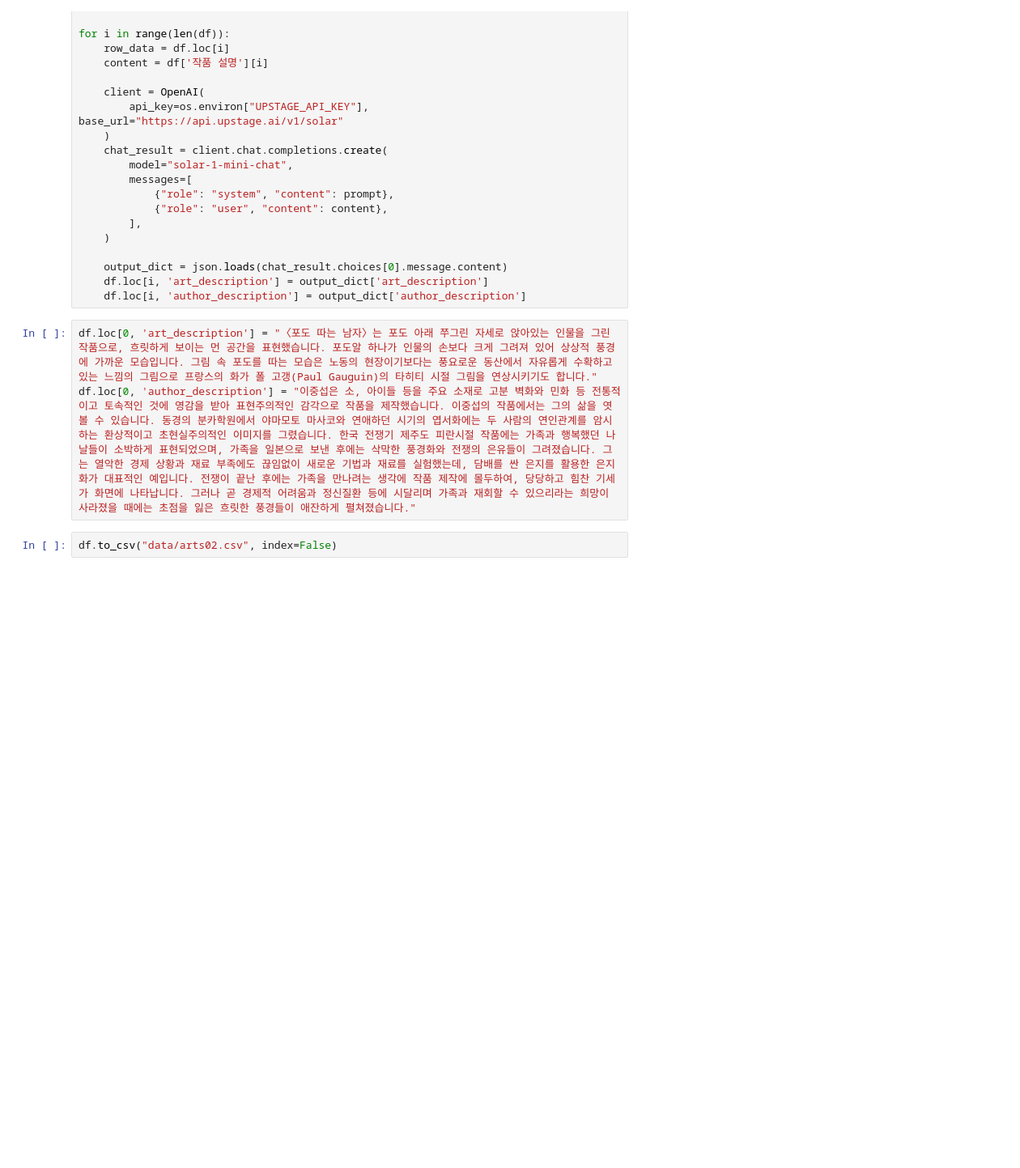
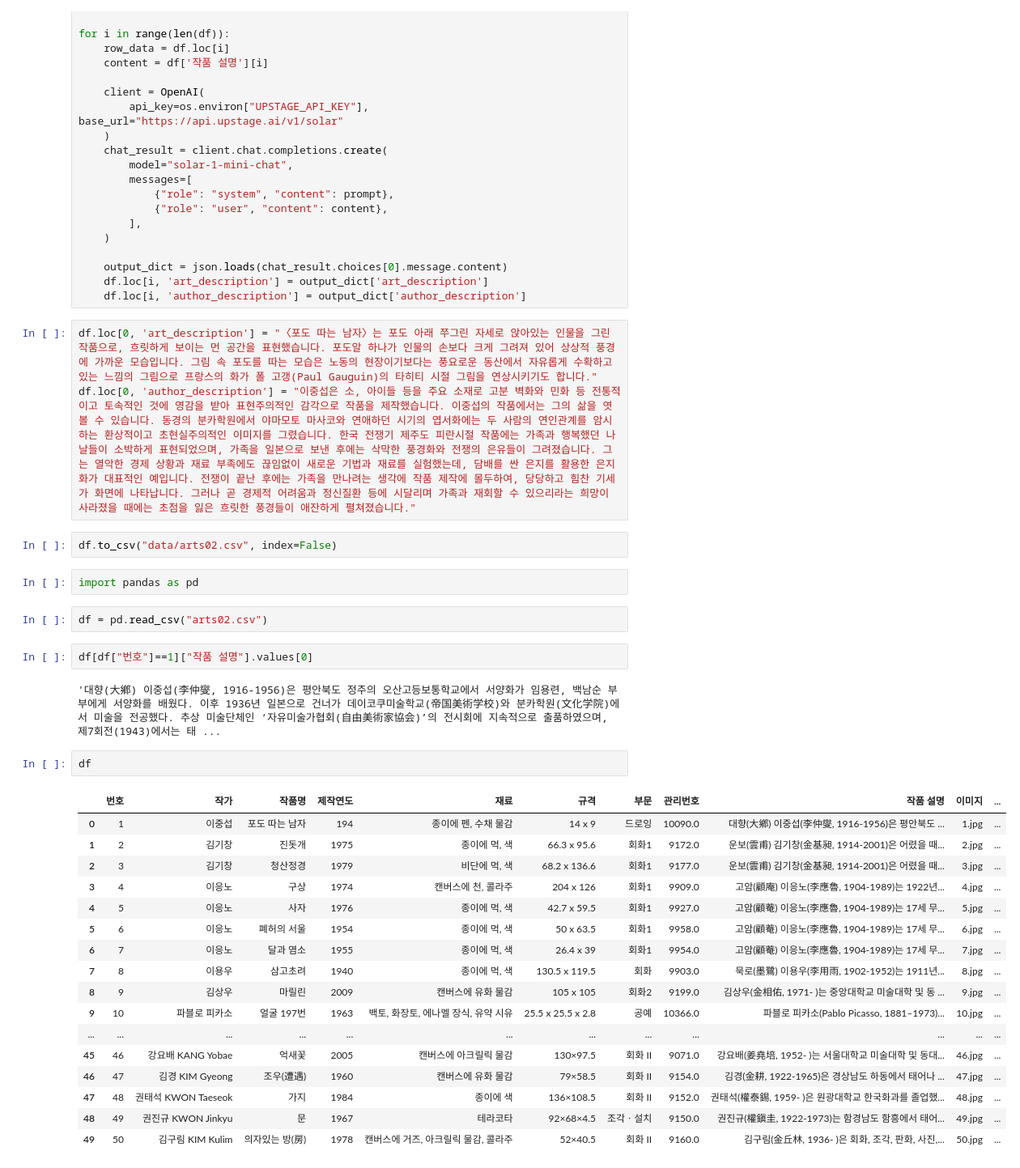
Before and after one commit to Atipico1/upstage_project, a Jupyter notebook: art_data_split.ipynb, the cells around one changed output. Shown at 81% size. Drawn from its saved outputs; the diff is of its cells as text; blank space fills up the shorter version.

```diff
--- a/art_data_split.ipynb
+++ b/art_data_split.ipynb
@@ -51,3 +51,31 @@ df.loc[0, 'art_description'] = "〈포도 따는 남자〉는 포도 아래 쭈
 df.loc[0, 'author_description'] = "이중섭은 소, 아이들 등을 주요 소재로 고분 벽화와 민화 등 전통적이고 토속적인 것에 영감을 받아 표현주의적인 감각으로 작품을 제작했습니다. 이중섭의 작품에서는 그의 삶을 엿볼 수 있습니다. 동경의 분카학원에서 야마모토 마사코와 연애하던 시기의 엽서화에는 두 사람의 연인관계를 암시하는 환상적이고 초현실주의적인 이미지를 그렸습니다. 한국 전쟁기 제주도 피란시절 작품에는 가족과 행복했던 나날들이 소박하게 표현되었으며, 가족을 일본으로 보낸 후에는 삭막한 풍경화와 전쟁의 은유들이 그려졌습니다. 그는 열악한 경제 상황과 재료 부족에도 끊임없이 새로운 기법과 재료를 실험했는데, 담배를 싼 은지를 활용한 은지화가 대표적인 예입니다. 전쟁이 끝난 후에는 가족을 만나려는 생각에 작품 제작에 몰두하여, 당당하고 힘찬 기세가 화면에 나타납니다. 그러나 곧 경제적 어려움과 정신질환 등에 시달리며 가족과 재회할 수 있으리라는 희망이 사라졌을 때에는 초점을 잃은 흐릿한 풍경들이 애잔하게 펼쳐졌습니다."
 # %%
 df.to_csv("data/arts02.csv", index=False)
+# %%
+import pandas as pd
+# %%
+df = pd.read_csv("arts02.csv")
+# %%
+df[df["번호"]==1]["작품 설명"].values[0]
+# %% [output]
+'대향(大鄕) 이중섭(李仲燮, 1916-1956)은 평안북도 정주의 오산고등보통학교에서 서양화가 임용련, 백남순 부부에게 서양화를 배웠다. 이후 1936년 일본으로 건너가 데이코쿠미술학교(帝国美術学校)와 분카학원(文化学院)에서 미술을 전공했다. 추상 미술단체인 ‘자유미술가협회(自由美術家協会)’의 전시회에 지속적으로 출품하였으며, 제7회전(1943)에서는 태 ...
+# %%
+df
+# %% [output]
+|  | 번호 | 작가 | 작품명 | 제작연도 | 재료 | 규격 | 부문 | 관리번호 | 작품 설명 | 이미지 | ... |
+| 0 | 1 | 이중섭 | 포도 따는 남자 | 194 | 종이에 펜, 수채 물감 | 14 x 9 | 드로잉 | 10090.0 | 대향(大鄕) 이중섭(李仲燮, 1916-1956)은 평안북도 ... | 1.jpg | ... |
+| 1 | 2 | 김기창 | 진돗개 | 1975 | 종이에 먹, 색 | 66.3 x 95.6 | 회화1 | 9172.0 | 운보(雲甫) 김기창(金基昶, 1914-2001)은 어렸을 때... | 2.jpg | ... |
+| 2 | 3 | 김기창 | 청산정경 | 1979 | 비단에 먹, 색 | 68.2 x 136.6 | 회화1 | 9177.0 | 운보(雲甫) 김기창(金基昶, 1914-2001)은 어렸을 때... | 3.jpg | ... |
+| 3 | 4 | 이응노 | 구상 | 1974 | 캔버스에 천, 콜라주 | 204 x 126 | 회화1 | 9909.0 | 고암(顧庵) 이응노(李應魯, 1904-1989)는 1922년... | 4.jpg | ... |
+| 4 | 5 | 이응노 | 사자 | 1976 | 종이에 먹, 색 | 42.7 x 59.5 | 회화1 | 9927.0 | 고암(顧菴) 이응노(李應魯, 1904-1989)는 17세 무... | 5.jpg | ... |
+| 5 | 6 | 이응노 | 폐허의 서울 | 1954 | 종이에 먹, 색 | 50 x 63.5 | 회화1 | 9958.0 | 고암(顧菴) 이응노(李應魯, 1904-1989)는 17세 무... | 6.jpg | ... |
+| 6 | 7 | 이응노 | 달과 염소 | 1955 | 종이에 먹, 색 | 26.4 x 39 | 회화1 | 9954.0 | 고암(顧菴) 이응노(李應魯, 1904-1989)는 17세 무... | 7.jpg | ... |
+| 7 | 8 | 이용우 | 삼고초려 | 1940 | 종이에 먹, 색 | 130.5 x 119.5 | 회화 | 9903.0 | 묵로(墨鷺) 이용우(李用雨, 1902-1952)는 1911년... | 8.jpg | ... |
+| 8 | 9 | 김상우 | 마릴린 | 2009 | 캔버스에 유화 물감 | 105 x 105 | 회화2 | 9199.0 | 김상우(金相佑, 1971- )는 중앙대학교 미술대학 및 동 ... | 9.jpg | ... |
+| 9 | 10 | 파블로 피카소 | 얼굴 197번 | 1963 | 백토, 화장토, 에나멜 장식, 유약 시유 | 25.5 x 25.5 x 2.8 | 공예 | 10366.0 | 파블로 피카소(Pablo Picasso, 1881–1973)... | 10.jpg | ... |
+| ... | ... | ... | ... | ... | ... | ... | ... | ... | ... | ... | ... |
+| 45 | 46 | 강요배 KANG Yobae | 억새꽃 | 2005 | 캔버스에 아크릴릭 물감 | 130×97.5 | 회화 II | 9071.0 | 강요배(姜堯培, 1952- )는 서울대학교 미술대학 및 동대... | 46.jpg | ... |
+| 46 | 47 | 김경 KIM Gyeong | 조우(遭遇) | 1960 | 캔버스에 유화 물감 | 79×58.5 | 회화 II | 9154.0 | 김경(金耕, 1922-1965)은 경상남도 하동에서 태어나 ... | 47.jpg | ... |
+| 47 | 48 | 권태석 KWON Taeseok | 가지 | 1984 | 종이에 색 | 136×108.5 | 회화 II | 9152.0 | 권태석(權泰錫, 1959- )은 원광대학교 한국화과를 졸업했... | 48.jpg | ... |
+| 48 | 49 | 권진규 KWON Jinkyu | 문 | 1967 | 테라코타 | 92×68×4.5 | 조각ㆍ설치 | 9150.0 | 권진규(權鎭圭, 1922-1973)는 함경남도 함흥에서 태어... | 49.jpg | ... |
+| 49 | 50 | 김구림 KIM Kulim | 의자있는 방(房) | 1978 | 캔버스에 거즈, 아크릴릭 물감, 콜라주 | 52×40.5 | 회화 II | 9160.0 | 김구림(金丘林, 1936- )은 회화, 조각, 판화, 사진,... | 50.jpg | ... |
```
Also changed, not shown: 56 other files.
